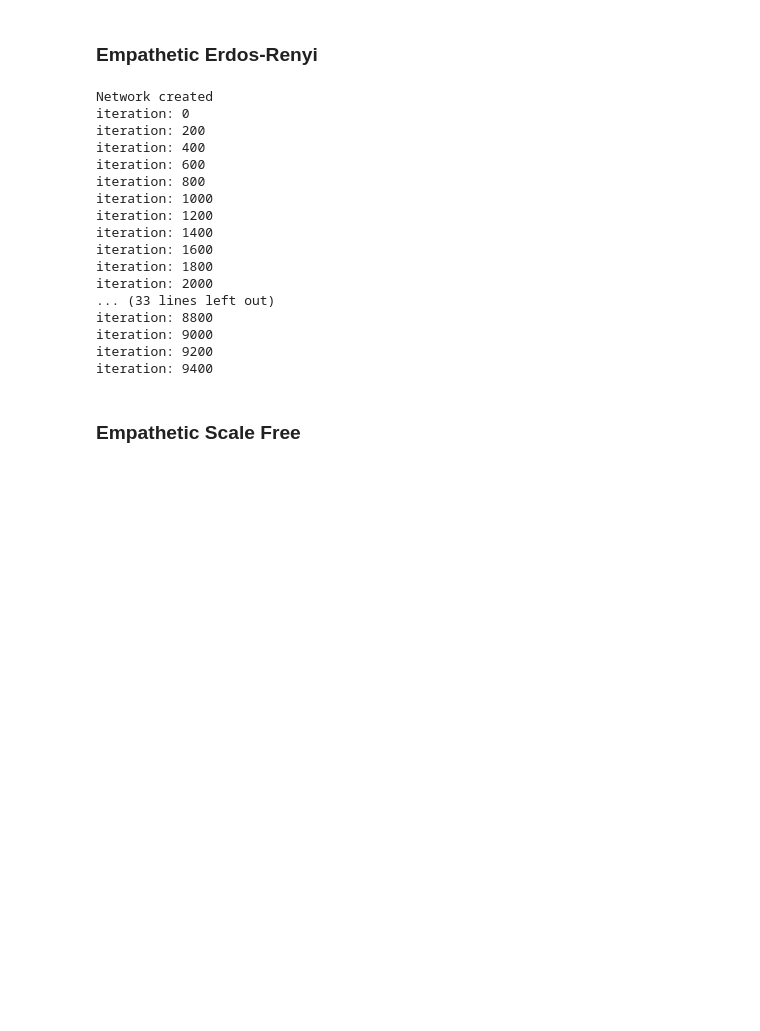
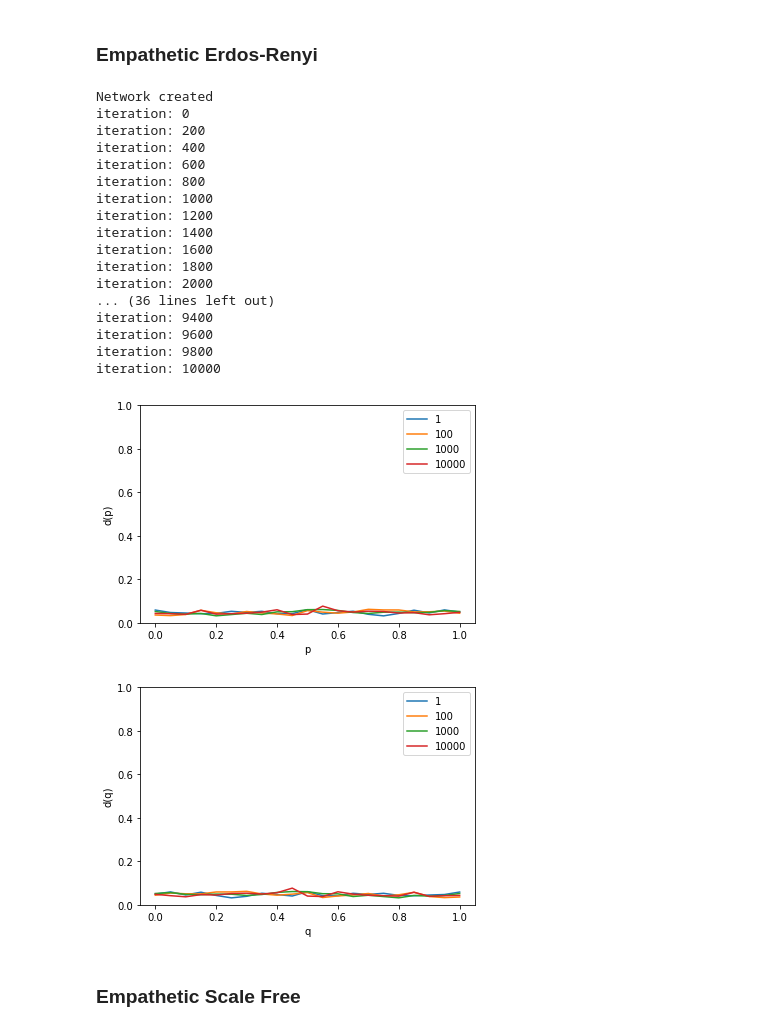
Before and after one commit to rufimelo99/UltimatumGame, a Jupyter notebook: UltimatumGame.ipynb, the cells around one changed output. Saved outputs shown, nothing was run; the diff lists cells and outputs as text; code cells hidden in the pictures; blank space fills up the shorter version.

```diff
--- a/UltimatumGame.ipynb
+++ b/UltimatumGame.ipynb
@@ -931,9 +787,9 @@ NITERATIONS = 100001
 game = ultimatumGame(NPLAYERS, PlayerRole.PRAGMATIC, ScaleFree=False)
 
 #pValues
-offersDicInitial = mapValuesIndex.copy()
+offersDicInitial = mapValuesCounter.copy()
 #qValues
-thresholdDicInitial = mapValuesIndex.copy()
+thresholdDicInitial = mapValuesCounter.copy()
 
 offerDic = {}
 thresholdDic = {}
@@ -1002,14 +838,14 @@ iteration: 100000
 # %% [markdown]
 ### Pragmatic Scale Free
 # %%
-NPLAYERS =  200
+NPLAYERS =  100
 NITERATIONS = 100001
 game = ultimatumGame(NPLAYERS, PlayerRole.PRAGMATIC, ScaleFree=True)
 
 #pValues
-offersDicInitial = mapValuesIndex.copy()
+offersDicInitial = mapValuesCounter.copy()
 #qValues
-thresholdDicInitial = mapValuesIndex.copy()
+thresholdDicInitial = mapValuesCounter.copy()
 
 offerDic = {}
 thresholdDic = {}
@@ -1083,9 +899,9 @@ NITERATIONS = 100001
 game = ultimatumGame(NPLAYERS, PlayerRole.INDEPENDENT, ScaleFree=False)
 
 #pValues
-offersDicInitial = mapValuesIndex.copy()
+offersDicInitial = mapValuesCounter.copy()
 #qValues
-thresholdDicInitial = mapValuesIndex.copy()
+thresholdDicInitial = mapValuesCounter.copy()
 
 offerDic = {}
 thresholdDic = {}
@@ -1169,9 +963,9 @@ NITERATIONS = 100001
 game = ultimatumGame(NPLAYERS, PlayerRole.INDEPENDENT, ScaleFree=True)
 
 #pValues
-offersDicInitial = mapValuesIndex.copy()
+offersDicInitial = mapValuesCounter.copy()
 #qValues
-thresholdDicInitial = mapValuesIndex.copy()
+thresholdDicInitial = mapValuesCounter.copy()
 
 offerDic = {}
 thresholdDic = {}
@@ -1257,9 +1029,9 @@ NITERATIONS = 10001
 game = ultimatumGame(NPLAYERS, PlayerRole.EMPATHETIC, ScaleFree=False)
 
 #pValues
-offersDicInitial = mapValuesIndex.copy()
+offersDicInitial = mapValuesCounter.copy()
 #qValues
-thresholdDicInitial = mapValuesIndex.copy()
+thresholdDicInitial = mapValuesCounter.copy()
 
 offerDic = {}
 thresholdDic = {}
@@ -1288,37 +1060,39 @@ plt.ylim(top=1)
 plt.show()
 
 plt.plot(bargainValues, np.array(list(thresholdDic[1].values()))/sum(np.array(list(thresholdDic[1].values()))) , label = "1" )
 plt.plot(bargainValues, np.array(list(thresholdDic[100].values()))/sum(np.array(list(thresholdDic[100].values()))) , label = "100" )
 plt.plot(bargainValues, np.array(list(thresholdDic[1000].values()))/sum(np.array(list(thresholdDic[1000].values()))) , label = "1000" )
 plt.plot(bargainValues, np.array(list(thresholdDic[10000].values()))/sum(np.array(list(thresholdDic[10000].values()))) , label = "10000" )
 
 # naming the x axis
 plt.xlabel('q')
 # naming the y axis
 plt.ylabel('d(q)')
 # show a legend on the plot
 plt.legend()
 plt.ylim(bottom=0)
 plt.ylim(top=1)
 plt.show()
 # %% [output]
 Network created
 iteration: 0
 iteration: 200
 iteration: 400
 iteration: 600
 iteration: 800
 iteration: 1000
 iteration: 1200
 iteration: 1400
 iteration: 1600
 iteration: 1800
 iteration: 2000
-... (33 lines left out)
-iteration: 8800
-iteration: 9000
-iteration: 9200
+... (36 lines left out)
 iteration: 9400
+iteration: 9600
+iteration: 9800
+iteration: 10000
+[figure, added]
+[figure, added]
 # %% [markdown]
 ### Empathetic Scale Free
 # %%
```
Also changed, not shown: parts of 44 cells of this notebook.
